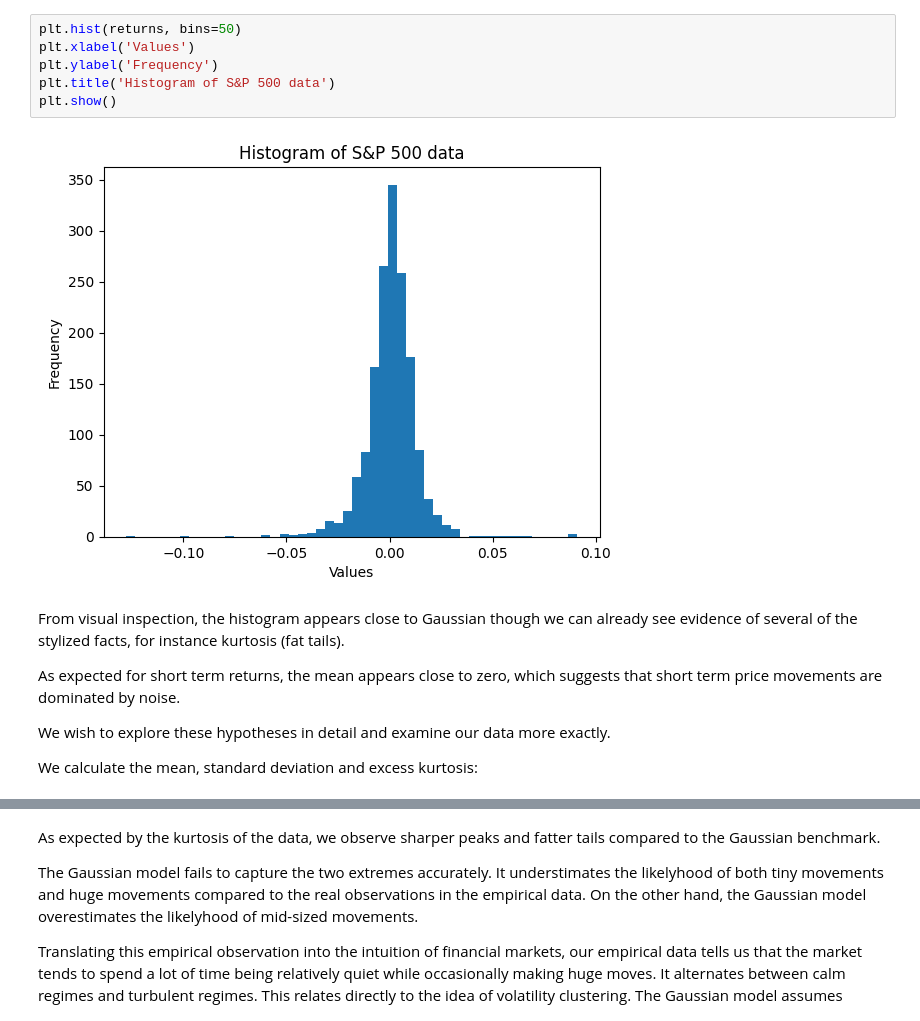
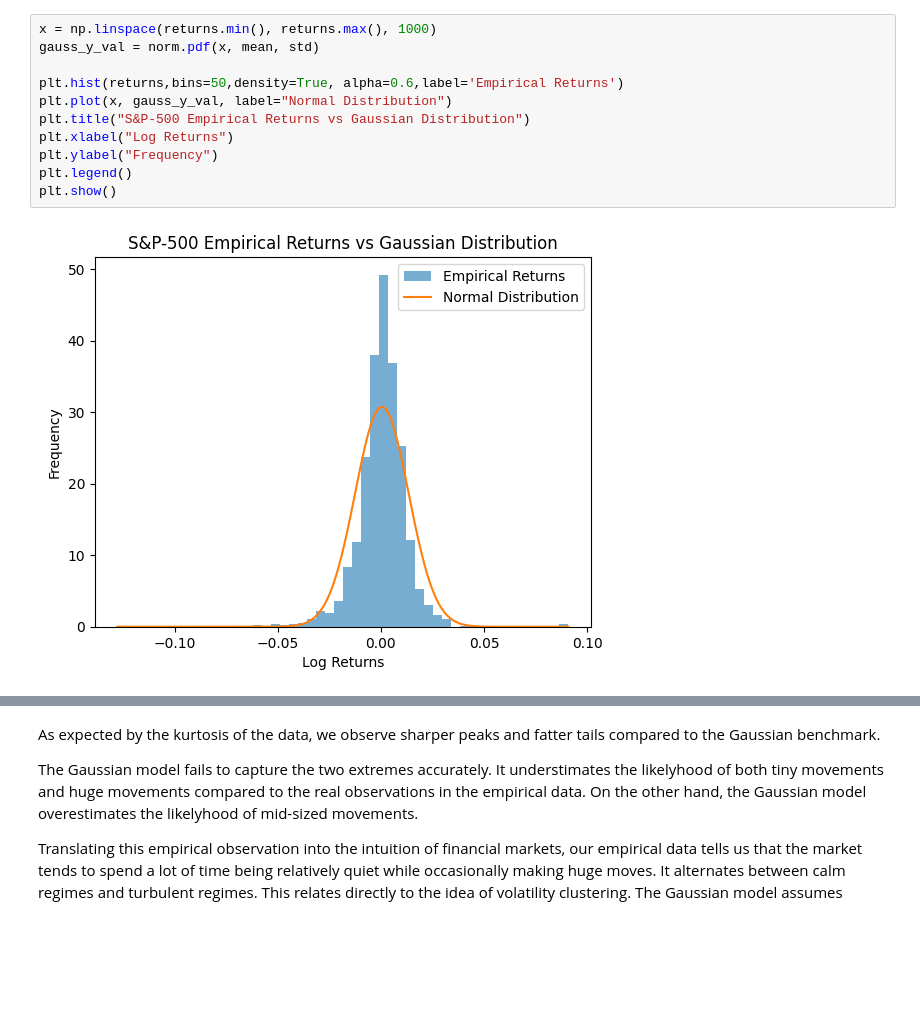
Before and after one commit to noellerpaula/gbm_vs_sp500, a Jupyter notebook: notebooks/analysis.ipynb, the cells around one changed output, grey strips where cells are left out. Drawn from its saved outputs; the diff is of its cells as text; blank space fills up the shorter version.

```diff
--- a/notebooks/analysis.ipynb
+++ b/notebooks/analysis.ipynb
@@ -40,16 +80,13 @@ We begin our first analysis. We plot the histogram of the data.
 # %%
-plt.hist(returns, bins=50)
-plt.xlabel('Values')
-plt.ylabel('Frequency')
-plt.title('Histogram of S&P 500 data')
+x = np.linspace(returns.min(), returns.max(), 1000)
+gauss_y_val = norm.pdf(x, mean, std)
+
+plt.hist(returns,bins=50,density=True, alpha=0.6,label='Empirical Returns')
+plt.plot(x, gauss_y_val, label="Normal Distribution")
+plt.title("S&P-500 Empirical Returns vs Gaussian Distribution")
+plt.xlabel("Log Returns")
+plt.ylabel("Frequency")
+plt.legend()
 plt.show()
 # %% [output]
-[figure, old version]
+[figure, new version]
-# %% [markdown]
-From visual inspection, the histogram appears close to Gaussian though we can already see evidence of several of the stylized facts, for instance kurtosis (fat tails).
-
-As expected for short term returns, the mean appears close to zero, which suggests that short term price movements are dominated by noise.
-
-We wish to explore these hypotheses in detail and examine our data more exactly.
-
-We calculate the mean, standard deviation and excess kurtosis:
```
Also changed, not shown: parts of 20 cells of this notebook, 3 other files.
